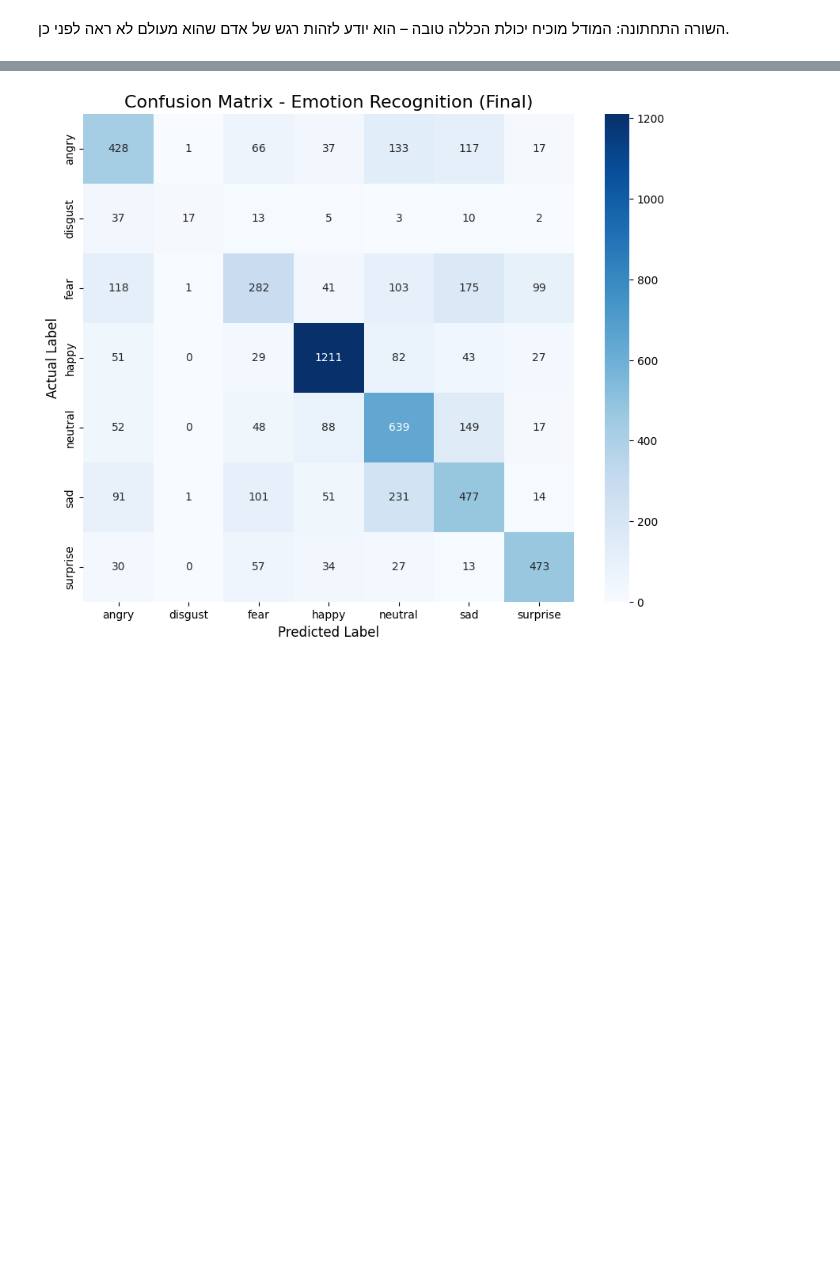
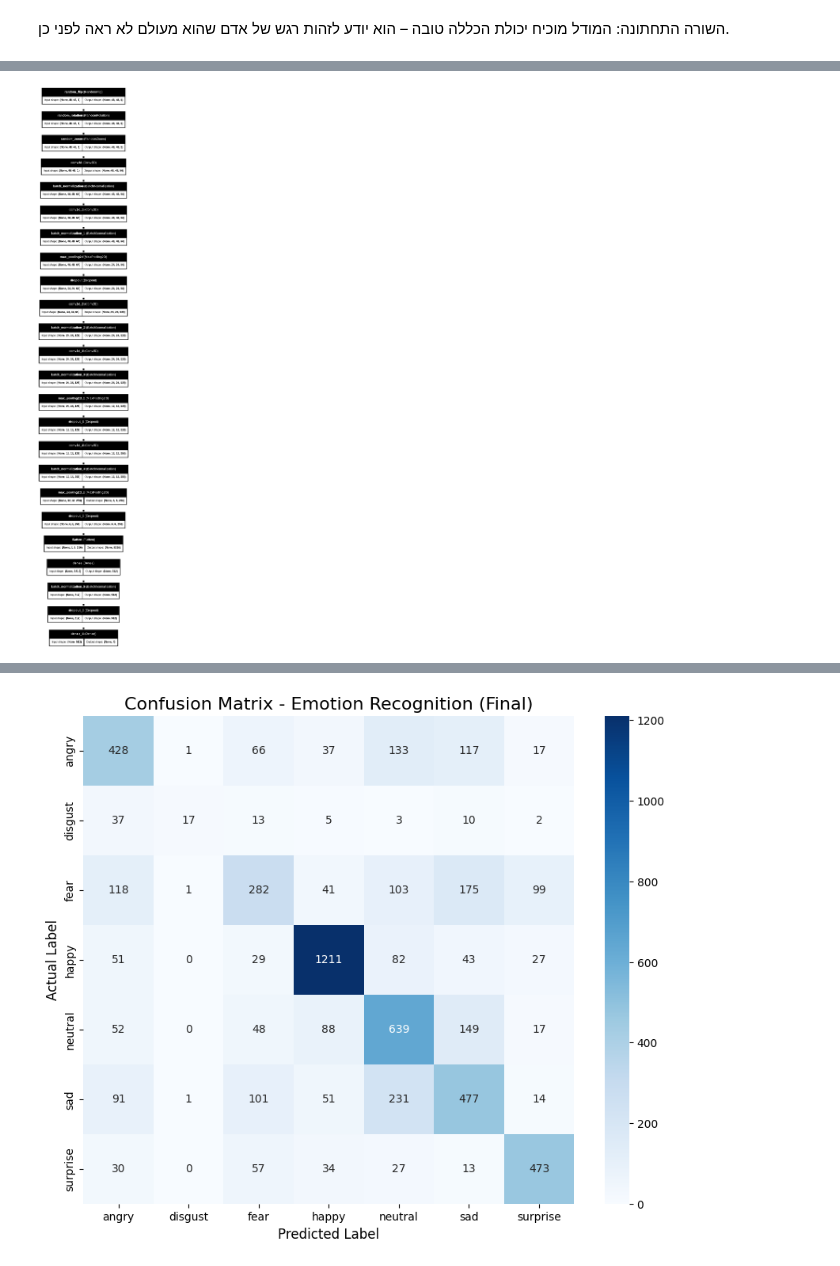
Before and after one commit to Ofir848/A_Student, a Jupyter notebook: רגשות.ipynb, the cells around one changed output, grey strips where cells are left out. Cells and saved outputs as stored; diff of their text form; code cells hidden in the pictures; blank space fills up the shorter version.

```diff
--- a/רגשות.ipynb
+++ b/רגשות.ipynb
@@ -1774,3 +1794,11 @@ WARNING:absl:You are saving your model as an HDF5 file via `model.save()` or `ke
+# %%
+import tensorflow as tf
+from tensorflow.keras.utils import plot_model
+
+# יצירת קובץ תמונה של הארכיטקטורה
+plot_model(final_custom, to_file='model_architecture.png', show_shapes=True, show_layer_names=True)
+# %% [output]
+[figure, added]
 # %%
 import matplotlib.pyplot as plt
 
```
Also changed, not shown: parts of 17 cells of this notebook.
